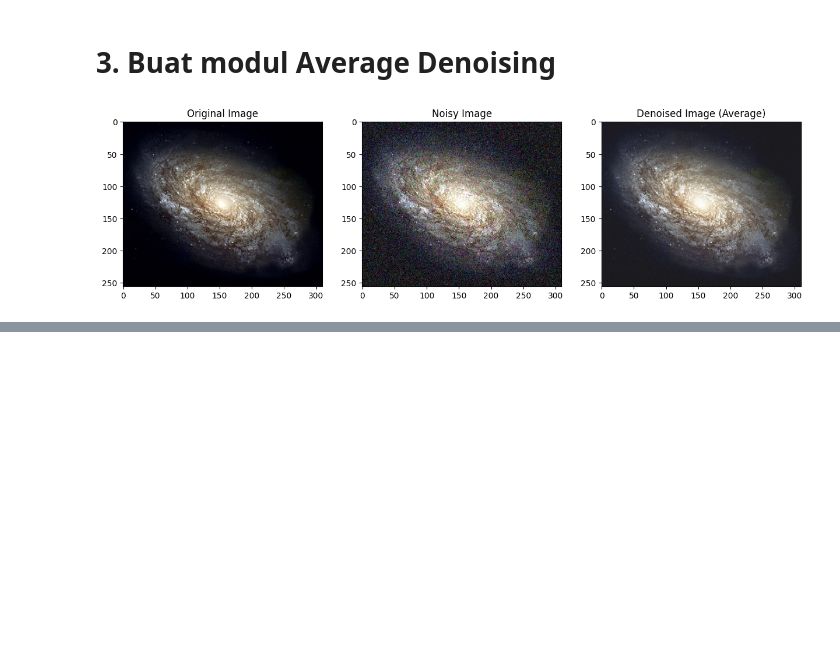
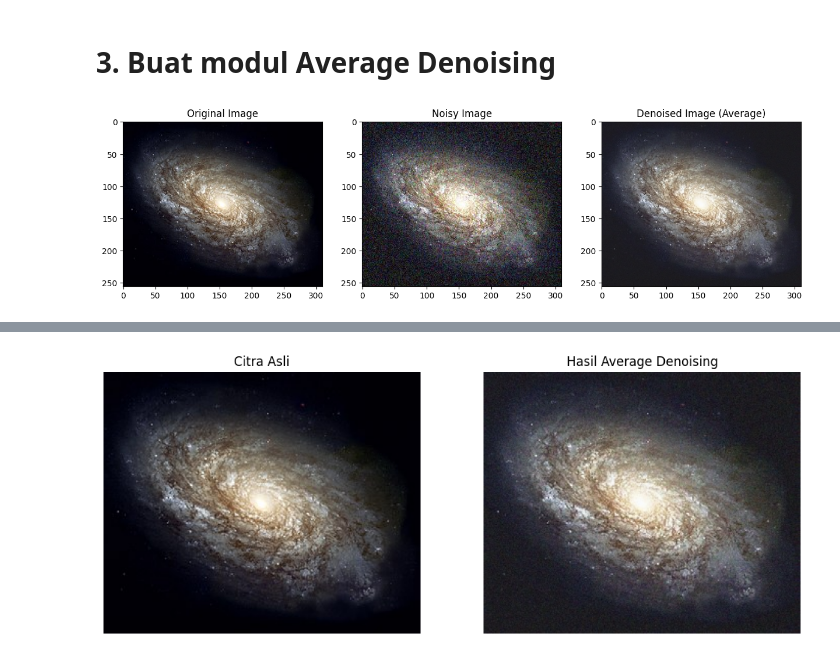
Before and after one commit to satriaabraarr/PCVK_Ganjil_2024, a Jupyter notebook: Modul5.ipynb, the cells around one changed output, grey strips where cells are left out. Saved outputs shown, nothing was run; the diff lists cells and outputs as text; code cells hidden in the pictures; blank space fills up the shorter version.

```diff
--- a/Modul5.ipynb
+++ b/Modul5.ipynb
@@ -160,3 +160,86 @@ plt.axis('on')
 plt.show()
 # %% [output]
 [figure]
+# %%
+import cv2 as cv
+import numpy as np
+import glob
+import pandas as pd
+import matplotlib.pyplot as plt
+
+def calculate_mse(image1, image2):
+    # Menghitung Mean Squared Error (MSE)
+    mse = np.mean((image1 - image2) ** 2)
+    return mse
+
+def calculate_psnr(original_image, denoised_image):
+    # Menghitung PSNR
+    mse = calculate_mse(original_image, denoised_image)
+    if mse == 0:
+        return float('inf')  # Tidak ada perbedaan antara citra
+    max_pixel = 255.0
+    psnr = 10 * np.log10((max_pixel ** 2) / mse)
+    return psnr
+
+# Membaca citra asli
+original_image = cv.imread('/content/drive/MyDrive/PCVK/image/galaxy.jpg')
+
+# Memuat semua citra dengan Gaussian Noise dari folder
+noisy_images = []
+for img_path in glob.glob('/content/drive/MyDrive/PCVK/image/noises/*.jpg'):
+    noisy_image = cv.imread(img_path)
+    noisy_images.append(noisy_image)
+
+# Input jumlah citra yang di-average dari pengguna
+num_images_to_average = int(input("Masukkan jumlah citra yang akan di-average: "))
+
+# Pastikan jumlah citra yang diminta tidak melebihi jumlah citra yang tersedia
+num_images_to_average = min(num_images_to_average, len(noisy_images))
+
+# Lakukan average denoising
+avg_image = np.zeros_like(noisy_images[0], dtype=np.float32)
+for i in range(num_images_to_average):
+    avg_image += noisy_images[i].astype(np.float32)
+avg_image /= num_images_to_average
+avg_image = np.clip(avg_image, 0, 255).astype(np.uint8)
+
+# Hitung PSNR antara citra asli dan citra hasil average denoising
+psnr_value = calculate_psnr(original_image, avg_image)
+
+# Catat hasil PSNR ke dalam tabel
+results_df = pd.DataFrame({
+    'No': [1],
+    'Jumlah Citra di Average': [num_images_to_average],
+    'Image Hasil Nilai PSNR (dB)': [psnr_value]
+})
+
+# Simpan DataFrame ke file CSV
+results_df.to_csv('/content/drive/MyDrive/PCVK/image/psnr_results.csv', index=False)
+
+print("Hasil PSNR telah disimpan ke file CSV.")
+print(f"Jumlah citra yang di-average: {num_images_to_average}")
+print(f"Nilai PSNR (dB): {psnr_value:.2f}")
+
+# Menarik kesimpulan
+if psnr_value > 30:
+    print("Kesimpulan: Citra hasil denoising memiliki kualitas yang baik.")
+elif psnr_value > 20:
+    print("Kesimpulan: Citra hasil denoising memiliki kualitas yang cukup baik.")
+else:
+    print("Kesimpulan: Citra hasil denoising memiliki kualitas yang kurang baik.")
+
+# Tampilkan gambar asli dan hasil denoising
+plt.figure(figsize=(12, 6))
+
+plt.subplot(1, 2, 1)
+plt.title('Citra Asli')
+plt.imshow(cv.cvtColor(original_image, cv.COLOR_BGR2RGB))
+plt.axis('off')
+
+plt.subplot(1, 2, 2)
+plt.title('Hasil Average Denoising')
+plt.imshow(cv.cvtColor(avg_image, cv.COLOR_BGR2RGB))
+plt.axis('off')
+
+plt.show()
+# %% [output]
@@ -162,0 +251 @@ plt.show()
+[figure, added]
```
Also changed, not shown: parts of 3 cells of this notebook.
